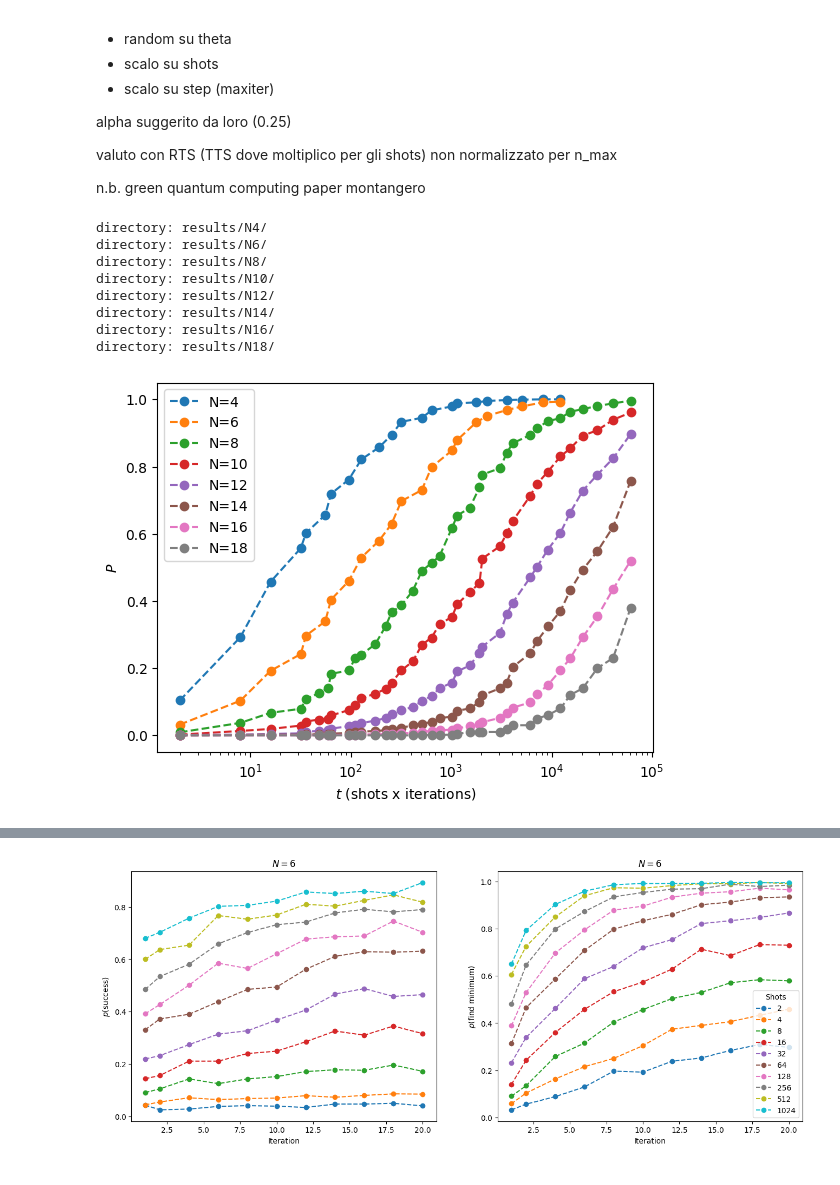
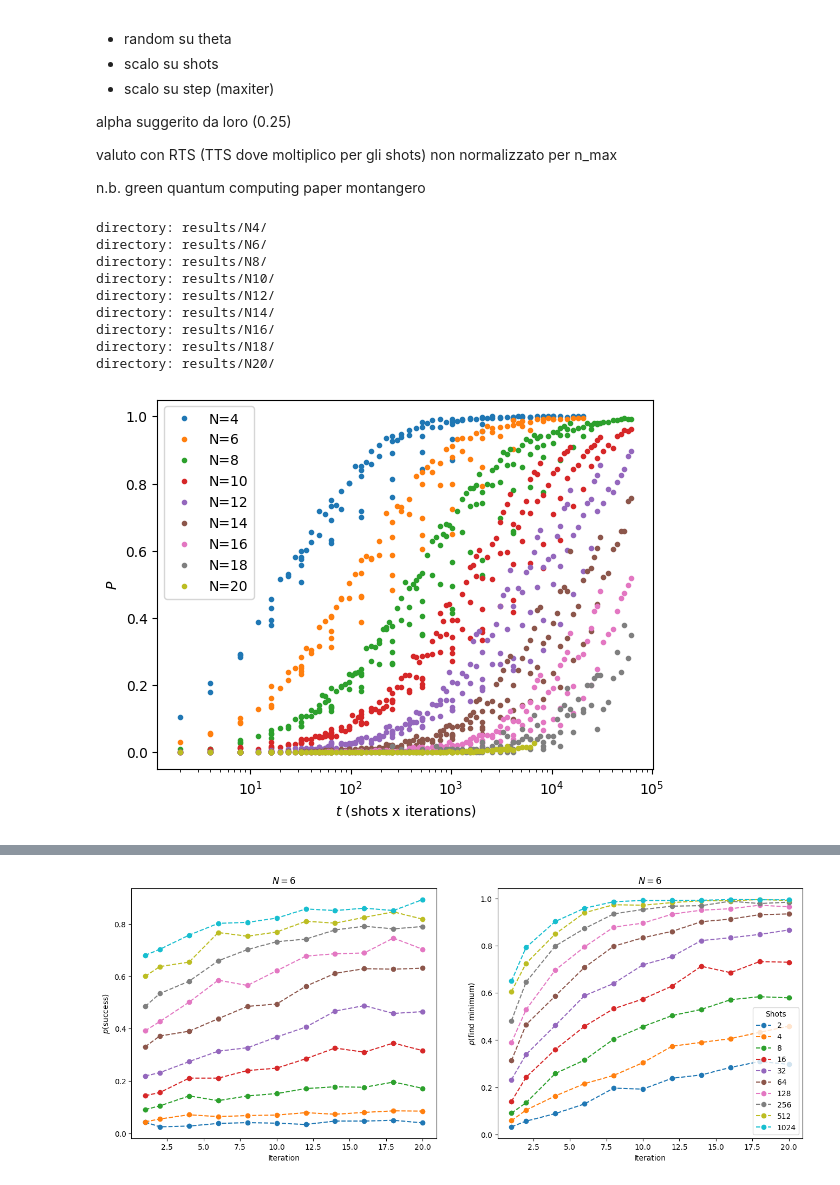
Before and after one commit to gscriva/cvar-opt, a Jupyter notebook: my_vqe.ipynb, the cells around one changed output, grey strips where cells are left out. Drawn from its saved outputs; the diff is of its cells as text; code cells hidden in the pictures.

```diff
--- a/my_vqe.ipynb
+++ b/my_vqe.ipynb
@@ -108,7 +110,7 @@ class NumpyArrayEncoder(JSONEncoder):
             return float(obj)
         return JSONEncoder.default(self, obj)
 # %%
-qubits = np.arange(4, 20, 2, dtype=int)
+qubits = np.arange(4, 22, 2, dtype=int)
 psucc, ts = collect_results(qubits)
 # %% [output]
 directory: results/N4/
@@ -119,16 +121,17 @@ directory: results/N12/
 directory: results/N14/
 directory: results/N16/
 directory: results/N18/
+directory: results/N20/
 # %%
 for i, (p,t) in enumerate(zip(psucc, ts)):
     p_t = np.vstack((t, p))
-    p_t = np.sort(p_t, axis=1)
-    plt.plot(p_t[0][::5], p_t[1][::5], "--o", label=f"N={4+i*2}")
+    p_t = p_t[:, np.argsort(p_t[0, :])]
+    plt.plot(p_t[0], p_t[1], ".", label=f"N={4+i*2}")
 
     plt.xscale('log')
     plt.xlabel(r"$t$ (shots x iterations)")
     plt.ylabel(r"$P$")
     plt.legend()
     plt.savefig("p_t_n4-18.png")
 # %% [output]
-[figure, old version]
+[figure, new version]
```
Also changed, not shown: parts of 7 cells of this notebook.
